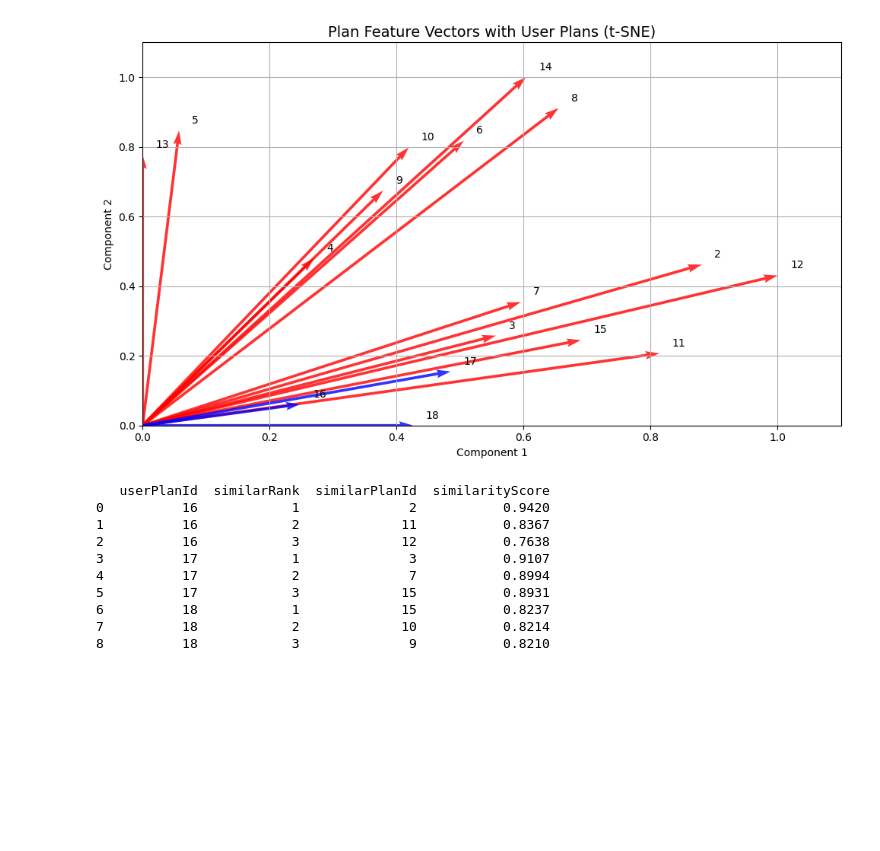
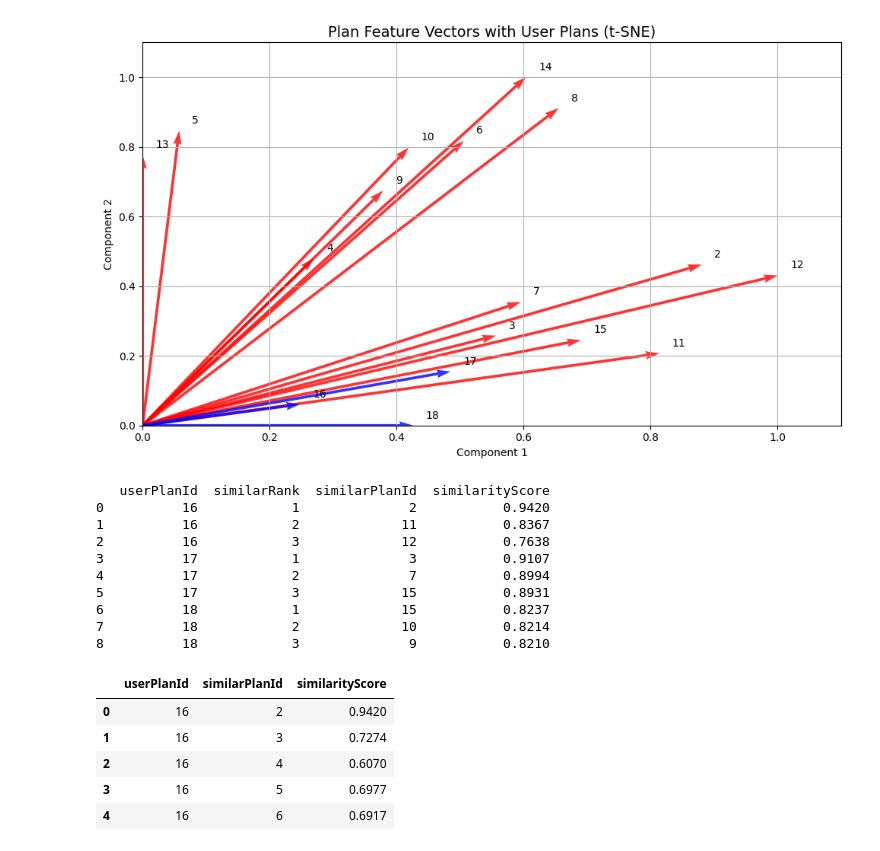
Before and after one commit to tripwith-dev/plan-recommender, a Jupyter notebook: tsne.ipynb, the cells around one changed output. Cells and saved outputs as stored; diff of their text form; code cells hidden in the pictures; blank space fills up the shorter version.

```diff
--- a/tsne.ipynb
+++ b/tsne.ipynb
@@ -187,3 +169,36 @@ print(recommend_df)
 6          18            1             15           0.8237
 7          18            2             10           0.8214
 8          18            3              9           0.8210
+# %%
+from sklearn.metrics.pairwise import cosine_similarity
+import pandas as pd
+
+# final_vectors : 기존 df 벡터
+# user_vectors  : user_df 벡터
+
+# 유사도 계산 (user_plan vs 전체 plan)
+similarity_matrix = cosine_similarity(user_vectors, final_vectors)
+
+# 전체 유사도 출력
+recommendations = []
+
+for i, user_plan_id in enumerate(user_df['planId']):
+    sim_scores = similarity_matrix[i]
+
+    for idx, score in enumerate(sim_scores):
+        recommendations.append({
+            'userPlanId': user_plan_id,
+            'similarPlanId': df['planId'].iloc[idx],
+            'similarityScore': round(score, 4)
+        })
+
+# 결과 DataFrame
+recommend_df = pd.DataFrame(recommendations)
+recommend_df.head()
+# %% [output]
+|  | userPlanId | similarPlanId | similarityScore |
+| 0 | 16 | 2 | 0.9420 |
+| 1 | 16 | 3 | 0.7274 |
+| 2 | 16 | 4 | 0.6070 |
+| 3 | 16 | 5 | 0.6977 |
+| 4 | 16 | 6 | 0.6917 |
```
Also changed, not shown: parts of 5 cells of this notebook, 1 other file.
